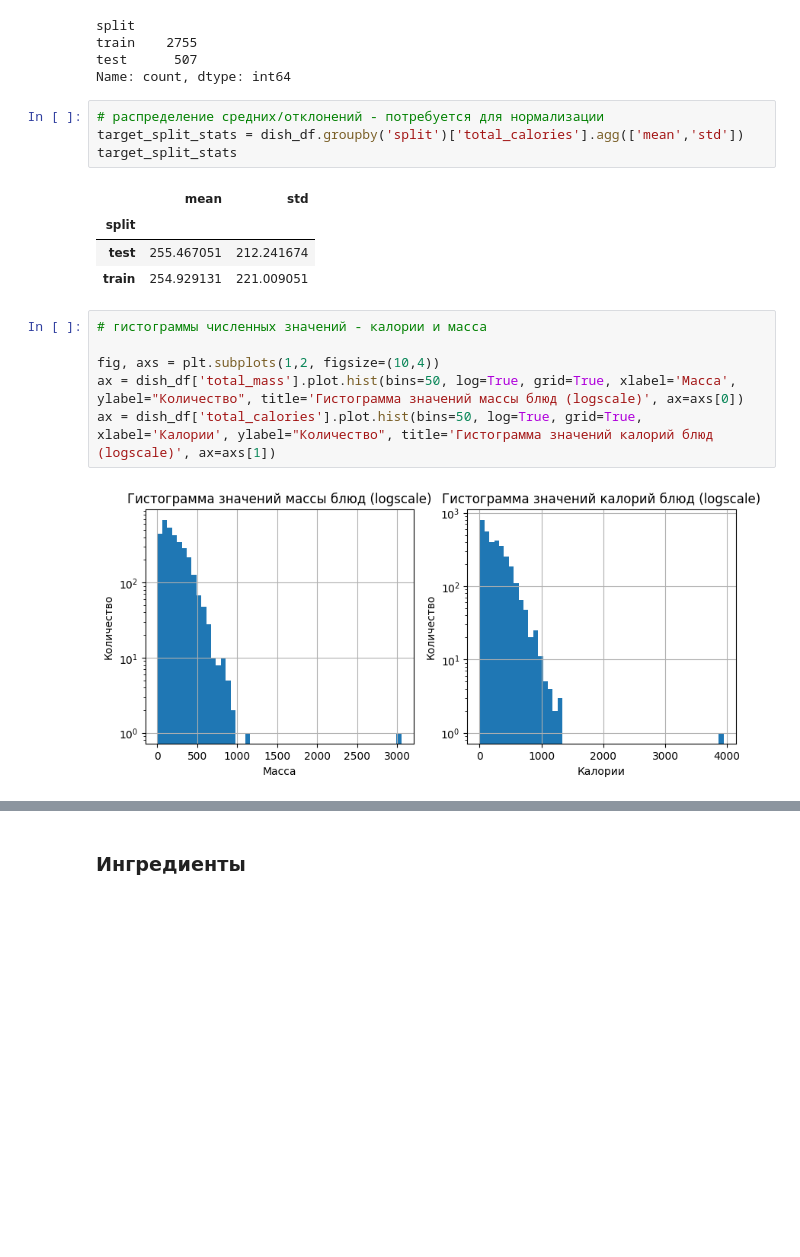
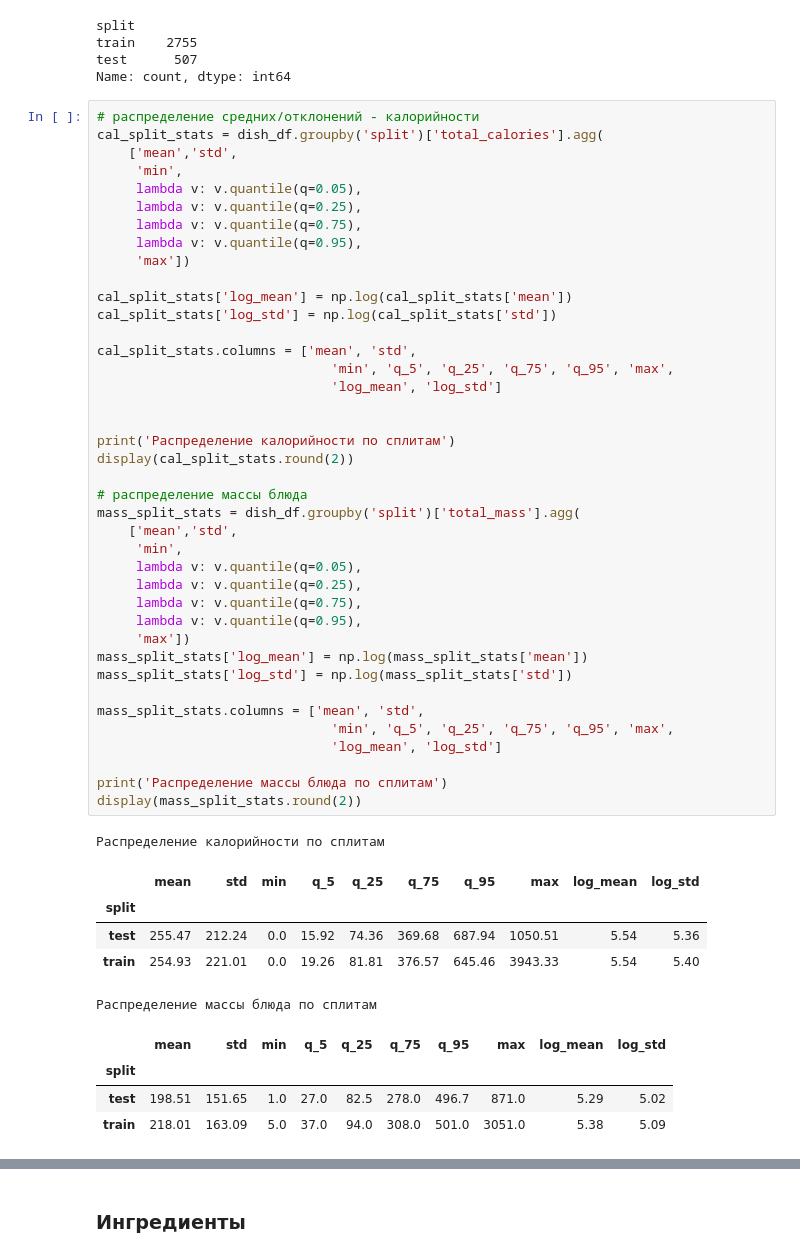
Before and after one commit to khromenko/dle-project-sprint-4-food-calrories, a Jupyter notebook: project.ipynb, the cells around one changed output, grey strips where cells are left out. Drawn from its saved outputs; the diff is of its cells as text; blank space fills up the shorter version.

```diff
--- a/project.ipynb
+++ b/project.ipynb
@@ -99,19 +100,53 @@ train    2755
 test      507
 Name: count, dtype: int64
 # %%
-# распределение средних/отклонений - потребуется для нормализации
-target_split_stats = dish_df.groupby('split')['total_calories'].agg(['mean','std'])
-target_split_stats
+# распределение средних/отклонений - калорийности
+cal_split_stats = dish_df.groupby('split')['total_calories'].agg(
+    ['mean','std',
+     'min',
+     lambda v: v.quantile(q=0.05),
+     lambda v: v.quantile(q=0.25),
+     lambda v: v.quantile(q=0.75),
+     lambda v: v.quantile(q=0.95),
+     'max'])
+
+cal_split_stats['log_mean'] = np.log(cal_split_stats['mean'])
+cal_split_stats['log_std'] = np.log(cal_split_stats['std'])
+
+cal_split_stats.columns = ['mean', 'std',
+                              'min', 'q_5', 'q_25', 'q_75', 'q_95', 'max',
+                              'log_mean', 'log_std']
+
+
+print('Распределение калорийности по сплитам')
+display(cal_split_stats.round(2))
+
+# распределение массы блюда
+mass_split_stats = dish_df.groupby('split')['total_mass'].agg(
+    ['mean','std',
+     'min',
+     lambda v: v.quantile(q=0.05),
+     lambda v: v.quantile(q=0.25),
+     lambda v: v.quantile(q=0.75),
+     lambda v: v.quantile(q=0.95),
+     'max'])
+mass_split_stats['log_mean'] = np.log(mass_split_stats['mean'])
+mass_split_stats['log_std'] = np.log(mass_split_stats['std'])
+
+mass_split_stats.columns = ['mean', 'std',
+                              'min', 'q_5', 'q_25', 'q_75', 'q_95', 'max',
+                              'log_mean', 'log_std']
+
+print('Распределение массы блюда по сплитам')
+display(mass_split_stats.round(2))
 # %% [output]
+Распределение калорийности по сплитам
-|  | mean | std |
-| split |  |  |
-| test | 255.467051 | 212.241674 |
-| train | 254.929131 | 221.009051 |
+|  | mean | std | min | q_5 | q_25 | q_75 | q_95 | max | log_mean | log_std |
+| split |  |  |  |  |  |  |  |  |  |  |
+| test | 255.47 | 212.24 | 0.0 | 15.92 | 74.36 | 369.68 | 687.94 | 1050.51 | 5.54 | 5.36 |
+| train | 254.93 | 221.01 | 0.0 | 19.26 | 81.81 | 376.57 | 645.46 | 3943.33 | 5.54 | 5.40 |
+Распределение массы блюда по сплитам
+|  | mean | std | min | q_5 | q_25 | q_75 | q_95 | max | log_mean | log_std |
+| split |  |  |  |  |  |  |  |  |  |  |
+| test | 198.51 | 151.65 | 1.0 | 27.0 | 82.5 | 278.0 | 496.7 | 871.0 | 5.29 | 5.02 |
+| train | 218.01 | 163.09 | 5.0 | 37.0 | 94.0 | 308.0 | 501.0 | 3051.0 | 5.38 | 5.09 |
-# %%
-# гистограммы численных значений - калории и масса
-
-fig, axs = plt.subplots(1,2, figsize=(10,4))
-ax = dish_df['total_mass'].plot.hist(bins=50, log=True, grid=True, xlabel='Масса', ylabel="Количество", title='Гистограмма значений массы блюд (logscale)', ax=axs[0])
-ax = dish_df['total_calories'].plot.hist(bins=50, log=True, grid=True, xlabel='Калории', ylabel="Количество", title='Гистограмма значений калорий блюд (logscale)', ax=axs[1])
-# %% [output]
-[figure, removed]
```
Also changed, not shown: parts of 19 cells of this notebook, 3 other files.
